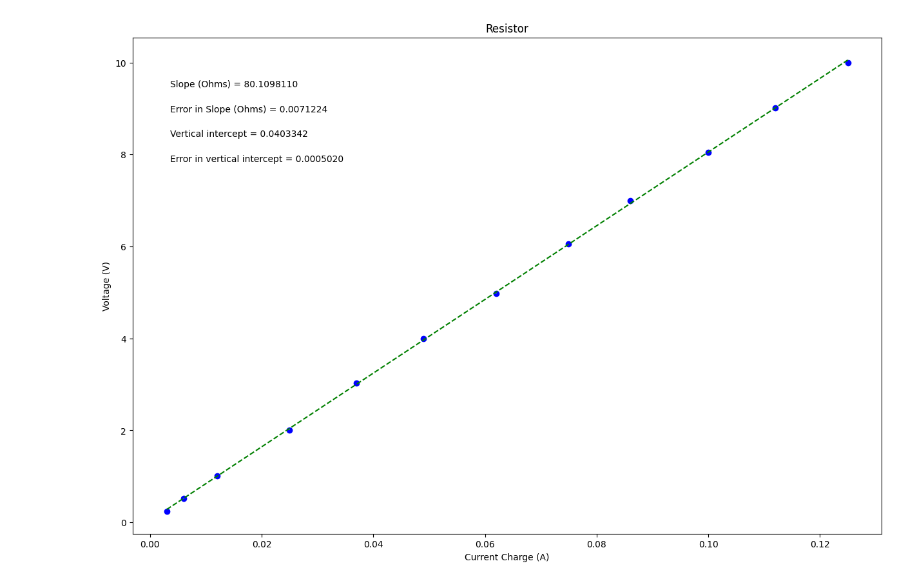
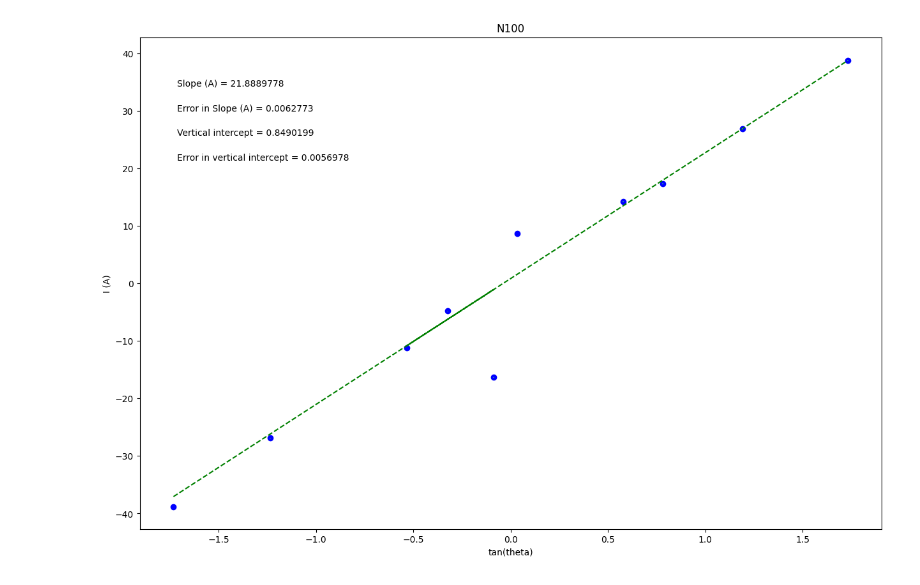
Before and after one commit to MHuckab04/physics-lab-216, a Jupyter notebook: PHSXlab_plotting_template.ipynb, the cells around one changed output. Drawn from its saved outputs; the diff is of its cells as text; code cells hidden in the pictures.

```diff
--- a/PHSXlab_plotting_template.ipynb
+++ b/PHSXlab_plotting_template.ipynb
@@ -19,28 +19,28 @@ import matplotlib.pyplot as plt
 #variable names should start with a letter and must contain only letters, numbers, and underscores
 
 
-Charge = np.array([.003, .006, .012, .025, .037, .049, .062, .075, .086, .1, .112, .125])
+tan_theta = np.array([-1.732, -1.235, -.0890, -0.532, -0.325, .0324, 0.577, .781, 1.192, 1.732])
 
-yvariable_changeme = np.array([.245, .514, 1.015, 2.012, 3.034, 4.000, 4.983, 6.057, 7.000, 8.050, 9.010, 10])
+I = np.array([-38.8, -26.9, -16.36, -11.16, -4.81, 8.65, 14.2, 17.32, 26.9, 38.8])
 
-err_yvariable_changeme = np.array([.001, .001, .001, .001, .001, .001, .001, .001, .001, .001, .001, .001])
+err_I = np.array([.01, .01, .01, .01, .01, .01, .1, .1, .1, .1])
 
 
 
 #Re-assign variables as x, y, dy so that the remaining plotting code may remain generic
 #UPDATE VARIABLE NAMES (ON RHS OF EACH EQUAL SIGN) TO MATCH VARIABLE NAMES FOR DATA ABOVE
 
-x = Charge             #this should be the array you want to plot on the x axis
-y = yvariable_changeme             #this should be the array you want to plot on the y axis
-dy = err_yvariable_changeme        #this should be your error in y array
+x = tan_theta             #this should be the array you want to plot on the x axis
+y = I             #this should be the array you want to plot on the y axis
+dy = err_I        #this should be your error in y array
 
 
 #UPDATE EACH OF THESE 4 STRINGS FOR YOUR PLOT LABELS AS YOU WANT THEM TO APPEAR
 
-plot_title= 'Resistor'
-x_label= 'Current Charge (A)'
-y_label= 'Voltage (V)'
-slope_units= 'Ohms'
+plot_title= 'N100'
+x_label= 'tan(theta)'
+y_label= 'I (A)'
+slope_units= 'A'
 
 #UPDATE ANNOTATION PLACEMENT SO IT'S OUT OF WAY OF PLOTTED DATA AND BEST FIT LINE
 #integer from 1 to 4, top R corner is 1 (counter-clockwise from there)
@@ -92,31 +92,31 @@ elif annotation_placement==3 or annotation_placement==4:
 #Don't need to change anything in this section!
 
 #Plot data on graph. Plot error bars and place values for slope,
 #error in slope, and vertical intercept (plus error) on the plot using "annotate"
 
 plt.figure(figsize=(15,10))
 
 plt.plot(x, fit, color='green', linestyle='--')
 plt.scatter(x, y, color='blue', marker='o')
 
 plt.xlabel(x_label)
 plt.ylabel(y_label)
 plt.title(plot_title)
 
 plt.errorbar(x, y, yerr=dy, xerr=None, fmt="none") #don't need to plot x error bars
 
 plt.annotate('Slope ({}) = {value:.{digits}f}'.format(slope_units,value=m, digits=7),
              (xpos, ypos[0]), xycoords='axes fraction')
 
 plt.annotate('Error in Slope ({}) = {value:.{digits}f}'.format(slope_units,value=dm, digits=7),
              (xpos, ypos[1]), xycoords='axes fraction')
 
 plt.annotate('Vertical intercept = {value:.{digits}f}'.format(value=b, digits=7),
              (xpos, ypos[2]), xycoords='axes fraction')
 
 plt.annotate('Error in vertical intercept = {value:.{digits}f}'.format(value=db, digits=7),
              (xpos, ypos[3]), xycoords='axes fraction')
 
 plt.show()
 # %% [output]
-[figure, old version]
+[figure, new version]
```
Also changed, not shown: parts of 2 cells of this notebook.
